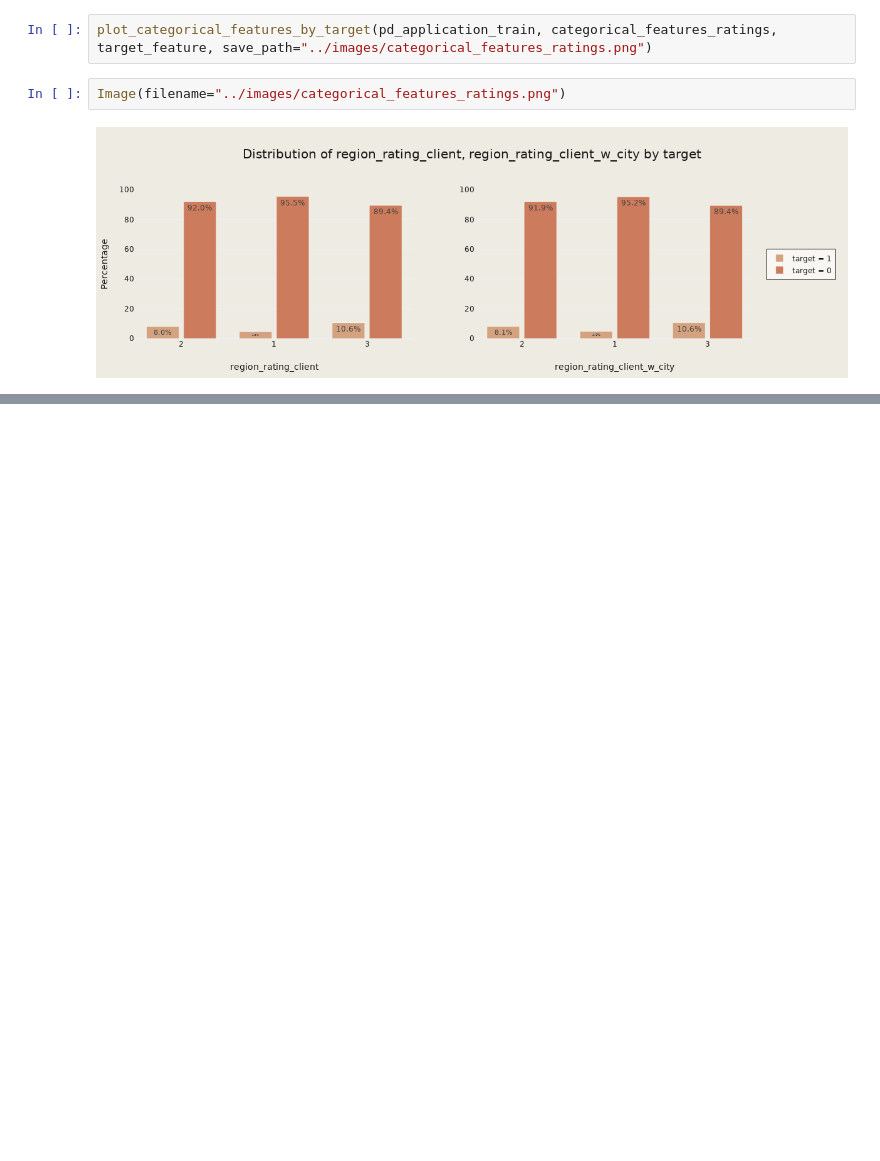
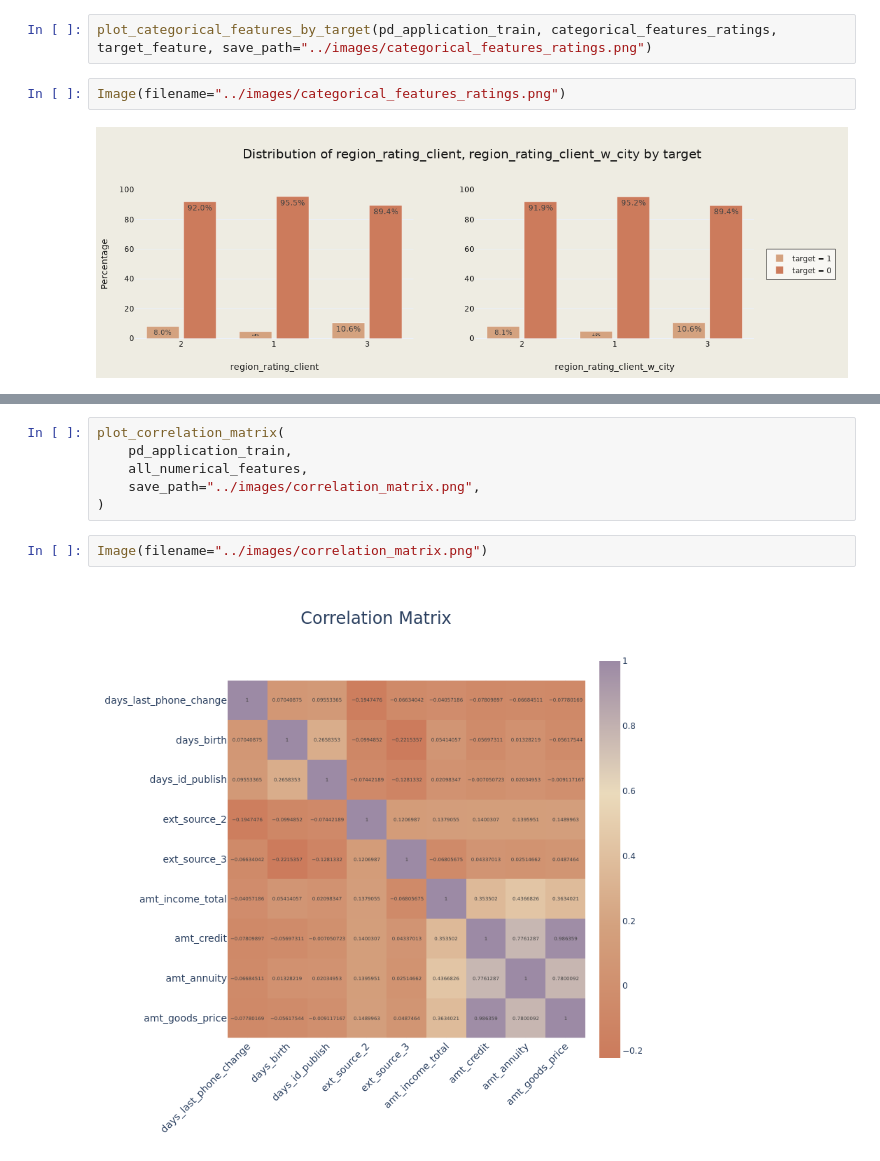
Before and after one commit to vytautas-bunevicius/retail-bank-risk-evaluation, a Jupyter notebook: notebooks/03_exploratory_data_analysis.ipynb, the cells around one changed output, grey strips where cells are left out. Saved outputs shown, nothing was run; the diff lists cells and outputs as text; blank space fills up the shorter version.

```diff
--- a/notebooks/03_exploratory_data_analysis.ipynb
+++ b/notebooks/03_exploratory_data_analysis.ipynb
@@ -249,0 +293,10 @@ Image(filename="../images/categorical_features_ratings.png")
+# %%
+plot_correlation_matrix(
+    pd_application_train,
+    all_numerical_features,
+    save_path="../images/correlation_matrix.png",
+)
+# %%
+Image(filename="../images/correlation_matrix.png")
+# %% [output]
+[figure, added]
```
Also changed, not shown: parts of 9 cells of this notebook, 2 other files.
